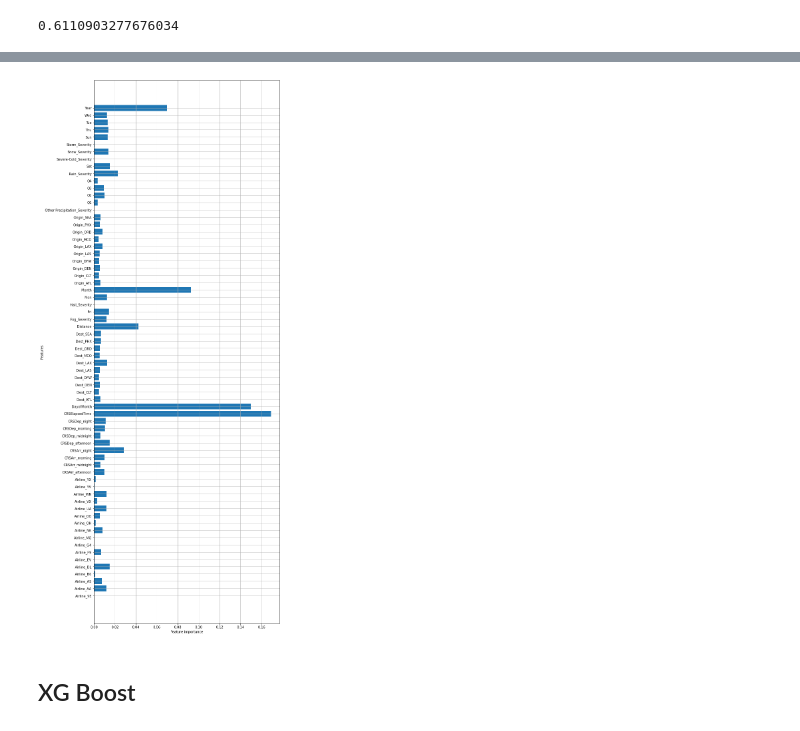
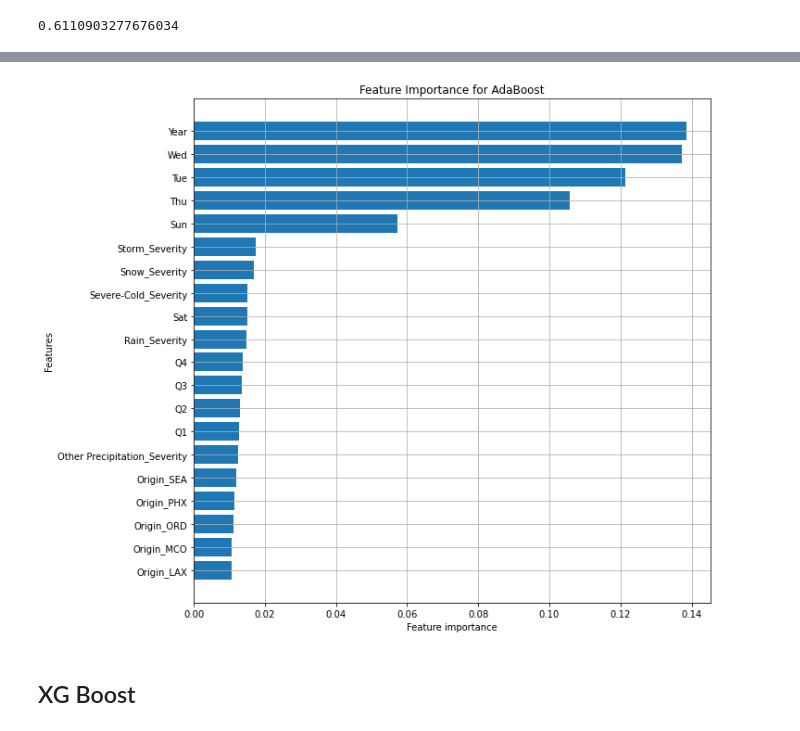
Before and after one commit to PPPSDavid/ORIE-4741-Project, a Jupyter notebook: Boosting_with_tuning_10_with_10.ipynb, the cells around one changed output, grey strips where cells are left out. Saved outputs shown, nothing was run; the diff lists cells and outputs as text; code cells hidden in the pictures.

Commit message:
added feature importance plot

```diff
--- a/Boosting_with_tuning_10_with_10.ipynb
+++ b/Boosting_with_tuning_10_with_10.ipynb
@@ -114,14 +109,21 @@ X_train_10.shape
 # %% [output]
 (118145, 68)
 # %%
-def plot_feature_importances(model, feature_names):
+def plot_feature_importances(model, feature_names, top_n = None, fig_size = (10,10), title = 'Feature Importance'):
     n_features = len(feature_names)
-    plt.figure(figsize=(10, 30))
-    plt.barh(range(n_features), model.feature_importances_, align='center')
-    plt.yticks(np.arange(n_features), feature_names)
+    importance = model.feature_importances_
+    indices = np.argsort(importance)
+    plt.figure(figsize=fig_size)
+    if top_n:
+        plt.barh(range(top_n), importance[indices[-top_n:]], align='center')
+        plt.yticks(np.arange(top_n), feature_names[-top_n:])
+    else:
+        plt.barh(range(n_features), importance[indices], align='center')
+        plt.yticks(np.arange(n_features), feature_names)
     plt.xlabel('Feature importance')
     plt.ylabel('Features')
     plt.grid(True)
+    plt.title(title)
 # %% [markdown]
 # Gradient Boosting (LT)
 As a start, we will fit a Gradient Boosting with y = is_late. As the dataset is inbalanced, we would use the weighted avg of F-1 score as our evaluation metrics
@@ -451,9 +453,9 @@ weighted avg       0.67      0.68      0.65   1181450
 weighted avg       0.66      0.68      0.65    393817
 # %%
 feature_names = X_train.columns.values
-plot_feature_importances(grad_boosting, feature_names)
+plot_feature_importances(ada_boosting_final, feature_names, top_n=20, title = 'Feature Importance for AdaBoost')
 # %% [output]
-[figure, old version]
+[figure, new version]
 # %% [markdown]
 ## XG Boost
 # %%
```
Also changed, not shown: parts of 3 cells of this notebook, 2 other files.
